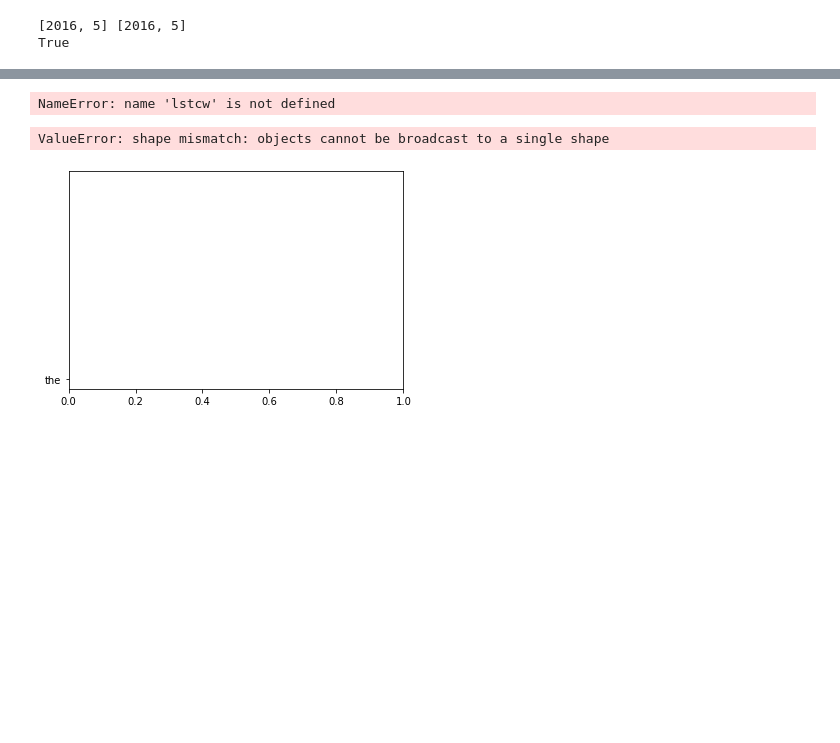
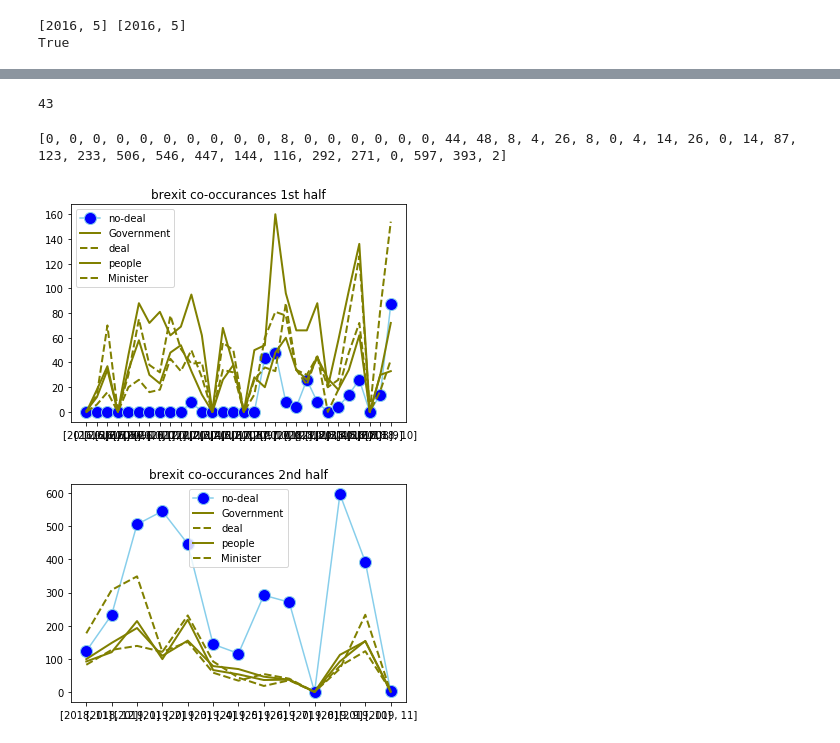
Before and after one commit to TjalieWS/TMCI-Project-Nov-2019, a Jupyter notebook: Context Brexit-related words .ipynb, the cells around one changed output, grey strips where cells are left out. Cells and saved outputs as stored; diff of their text form; code cells hidden in the pictures; blank space fills up the shorter version.

```diff
--- a/Context Brexit-related words .ipynb
+++ b/Context Brexit-related words .ipynb
@@ -83,6 +71,10 @@ sentences[:10]
  '59, Mr Mrs Shaw No.',
  '57, purchased homes 1975 1980.',
  'Prior purchasing homes, condition receipt mortgage, required search mine shafts immediate vicinity properties.']
+# %%
+extrastopwords=["would", "could", "us", "share"]
+for w in extrastopwords:
+    s.add(w)
 # %% [markdown]
 This counts all cooccurances of our top 5 brexit words per file
 # %%
@@ -348,18 +400,35 @@ for m in months:
-# %%
-lstcw
-# %% [output]
-NameError: name 'lstcw' is not defined
-# %%
-import matplotlib.pyplot as plt
-
-plt.plot(months, w1cw11, marker='o', markerfacecolor='blue', markersize=12, color='skyblue', label="toto")
-plt.plot(months, w1cw12, data=df, marker='', color='olive', linewidth=2, label="toto")
-plt.plot(months, w1cw13, data=df, marker='', color='olive', linewidth=2, linestyle='dashed', label="toto")
-plt.plot(months, w1cw14, data=df, marker='', color='olive', linewidth=2, label="toto")
-plt.plot(months, w1cw15, data=df, marker='', color='olive', linewidth=2, linestyle='dashed', label="toto")
-plt.legend()
-plt.title()
-plt.show()
-# %% [output]
-ValueError: shape mismatch: objects cannot be broadcast to a single shape
-[figure, removed]
+# %%
+len(loallcooccs[0][0])
+# %% [output]
+43
+# %%
+print(w1cw11)
+# %% [output]
+[0, 0, 0, 0, 0, 0, 0, 0, 0, 0, 8, 0, 0, 0, 0, 0, 0, 44, 48, 8, 4, 26, 8, 0, 4, 14, 26, 0, 14, 87, 123, 233, 506, 546, 447, 144, 116, 292, 271, 0, 597, 393, 2]
+# %%
+import matplotlib.pyplot as plt
+
+months1h=[str(x) for x in months[:30]]
+months2h=[str(x) for x in months[30:]]
+
+plt.plot(months1h, w1cw11[:30], marker='o', markerfacecolor='blue', markersize=12, color='skyblue', label=d[words[0]][0])
+plt.plot(months1h, w1cw12[:30], marker='', color='olive', linewidth=2, label=d[words[0]][1])
+plt.plot(months1h, w1cw13[:30], marker='', color='olive', linewidth=2, linestyle='dashed', label=d[words[0]][2])
+plt.plot(months1h, w1cw14[:30], marker='', color='olive', linewidth=2, label=d[words[0]][3])
+plt.plot(months1h, w1cw15[:30], marker='', color='olive', linewidth=2, linestyle='dashed', label=d[words[0]][4])
+
+plt.legend()
+plt.title("brexit co-occurances 1st half")
+plt.show()
+
+plt.plot(months2h, w1cw11[30:], marker='o', markerfacecolor='blue', markersize=12, color='skyblue', label=d[words[0]][0])
+plt.plot(months2h, w1cw12[30:], marker='', color='olive', linewidth=2, label=d[words[0]][1])
+plt.plot(months2h, w1cw13[30:], marker='', color='olive', linewidth=2, linestyle='dashed', label=d[words[0]][2])
+plt.plot(months2h, w1cw14[30:], marker='', color='olive', linewidth=2, label=d[words[0]][3])
+plt.plot(months2h, w1cw15[30:], marker='', color='olive', linewidth=2, linestyle='dashed', label=d[words[0]][4])
+plt.legend()
+plt.title("brexit co-occurances 2nd half")
+plt.show()
+# %% [output]
+[figure, added]
+[figure, added]
```
Also changed, not shown: parts of 22 cells of this notebook.
